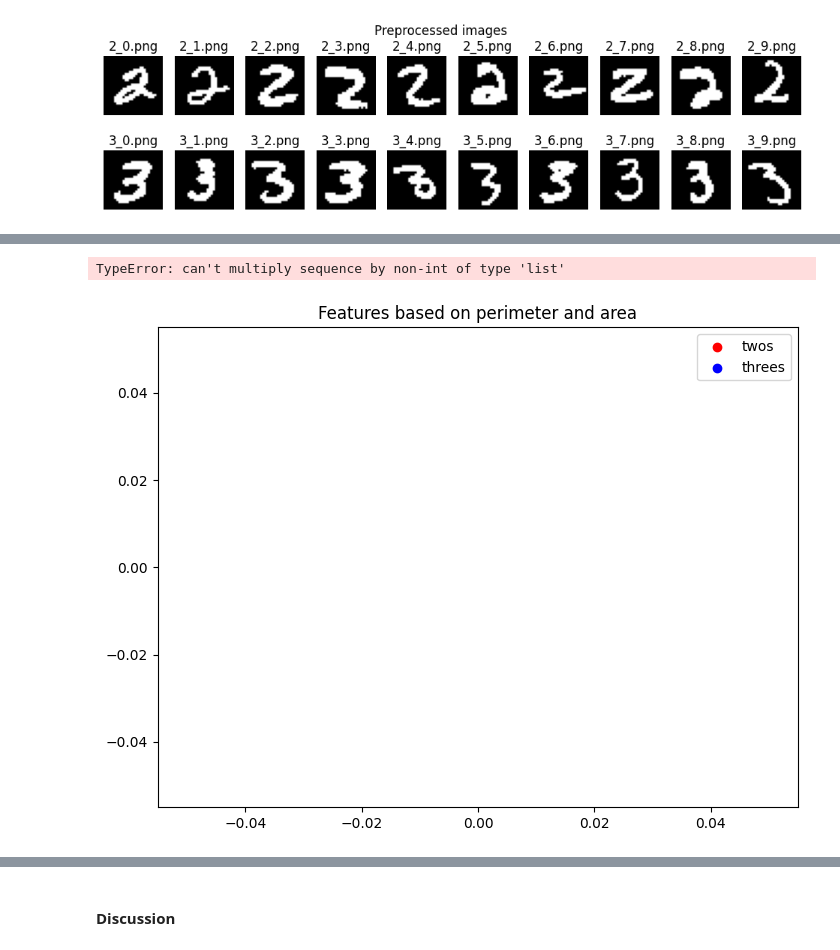
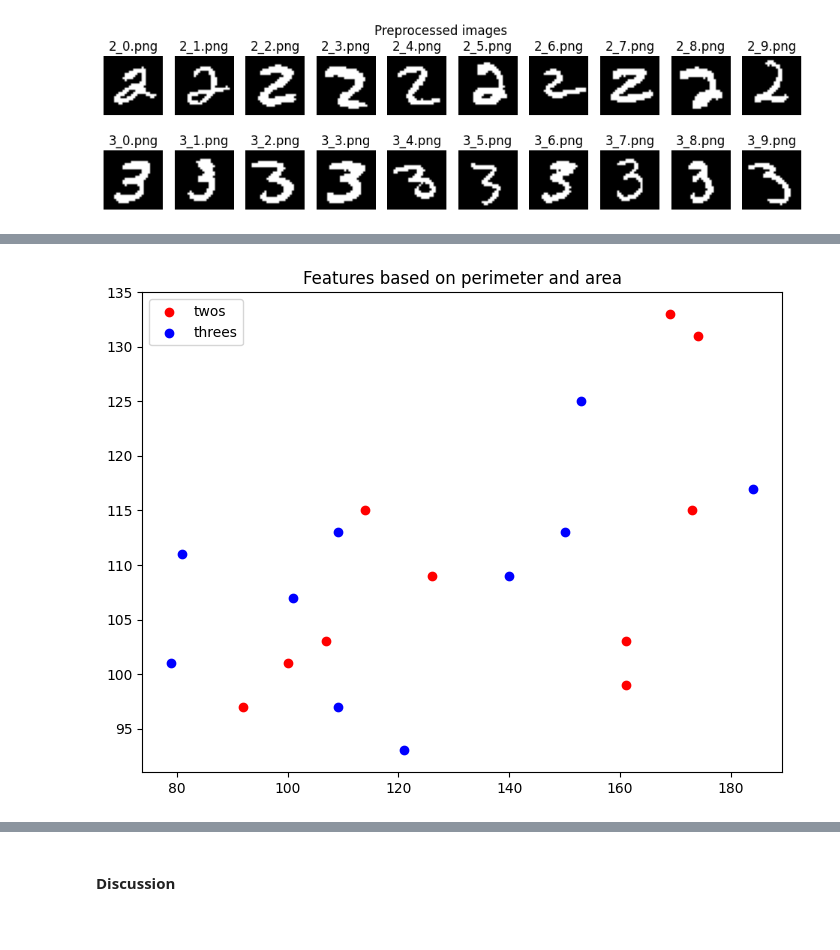
Before and after one commit to OctavioProfeta/iapr, a Jupyter notebook: labs/lab_02_object_description.ipynb, the cells around one changed output, grey strips where cells are left out. Cells and saved outputs as stored; diff of their text form; code cells hidden in the pictures.

```diff
--- a/labs/lab_02_object_description.ipynb
+++ b/labs/lab_02_object_description.ipynb
@@ -536,13 +536,8 @@ In this part, you will use the "2"s and "3"s images.
 ### 2.3. Cluster on compacity (6 pts)
 # %%
 # TODO
-twos = []
-threes = []
-
-# Ludo: du coup ca donnerais ca juste en dessosu
-twos = remove_small_objects(keep_white(twos_im,50), 10)
-threes = remove_small_objects(keep_white(threes_im,50), 10)
-# Ludo: le resultat est pas mal en vrai, pourquoi pas
+twos = remove_small_objects(keep_white(twos_im,100), 10)
+threes = remove_small_objects(keep_white(threes_im,100), 10)
 
 # Plot images
 fig, axes = plt.subplots(2, len(twos), figsize=(12, 3))
@@ -561,34 +563,38 @@ plt.show()
 # %%
+# To compute the compacity --> get the area and perimeter of the figures
+
 def get_area(set):
+    # Chose to compute the area as the number of white pixels in the image
     area = []
     for im in set:
         area.append(np.sum(im))
-    return area
+    return np.array(area)
 
 def get_perimeter(set):
-    return [len(cnt) for cnt in get_contours(set)]
+    # Chose to compute the perimeter as the number of points in the contour
+    return np.array([len(cnt) for cnt in get_contours(set)])
-# %%
-A = get_area(twos)
-
-P = get_perimeter(twos)
-
-(P*P)/A
-# %% [output]
-TypeError: can't multiply sequence by non-int of type 'list'
+# %%
+A2 = get_area(twos)
+P2 = get_perimeter(twos)
+compacity2 = P2**2/A2
+
+A3 = get_area(threes)
+P3 = get_perimeter(threes)
+compacity3 = P3**2/A3
 # %%
 # TODO: Fill the arrays below with the perimeter and area as features for "2"s and "3"s images
-twos_f1 = []
-twos_f2 = []
-threes_f1 = []
-threes_f2 = []
+twos_f1 = A2
+twos_f2 = P2
+threes_f1 = A3
+threes_f2 = P3
 
 # Plot features for all images
 fig = plt.figure()
 ax = fig.add_axes([0,0,1,1])
 ax.scatter(twos_f1, twos_f2, color='r', label='twos')
 ax.scatter(threes_f1, threes_f2, color='b', label='threes')
 ax.legend(loc='best')
 plt.title("Features based on perimeter and area")
 plt.show()
 # %% [output]
-[figure, old version]
+[figure, new version]
```
Also changed, not shown: parts of 3 cells of this notebook.
